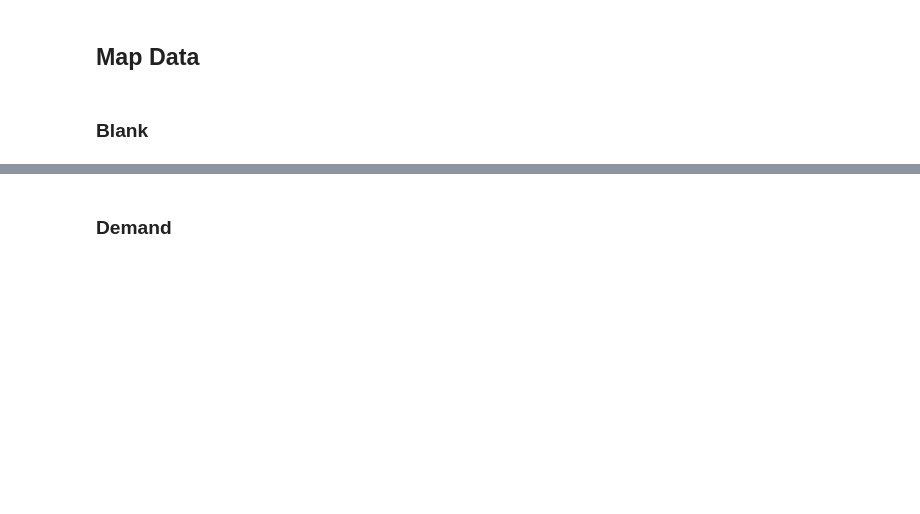
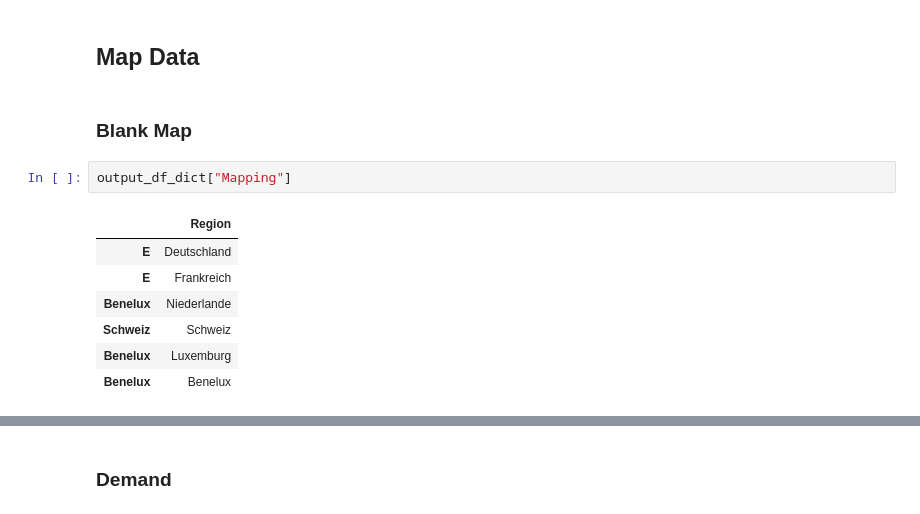
Before and after one commit to freichel/gasmarketmodel, a Jupyter notebook: notebooks/EvalOutput.ipynb, the cells around one changed output, grey strips where cells are left out. Saved outputs shown, nothing was run; the diff lists cells and outputs as text; blank space fills up the shorter version.

```diff
--- a/notebooks/EvalOutput.ipynb
+++ b/notebooks/EvalOutput.ipynb
@@ -54,5 +51,15 @@ for output_metric, output_params in output_dict.items():
 # %% [markdown]
 ## Map Data
 # %% [markdown]
-### Blank
+### Blank Map
+# %%
+output_df_dict["Mapping"]
+# %% [output]
+|  | Region |
+| E | Deutschland |
+| E | Frankreich |
+| Benelux | Niederlande |
+| Schweiz | Schweiz |
+| Benelux | Luxemburg |
+| Benelux | Benelux |
 # %%
```
Also changed, not shown: parts of 6 cells of this notebook, 10 other files.
